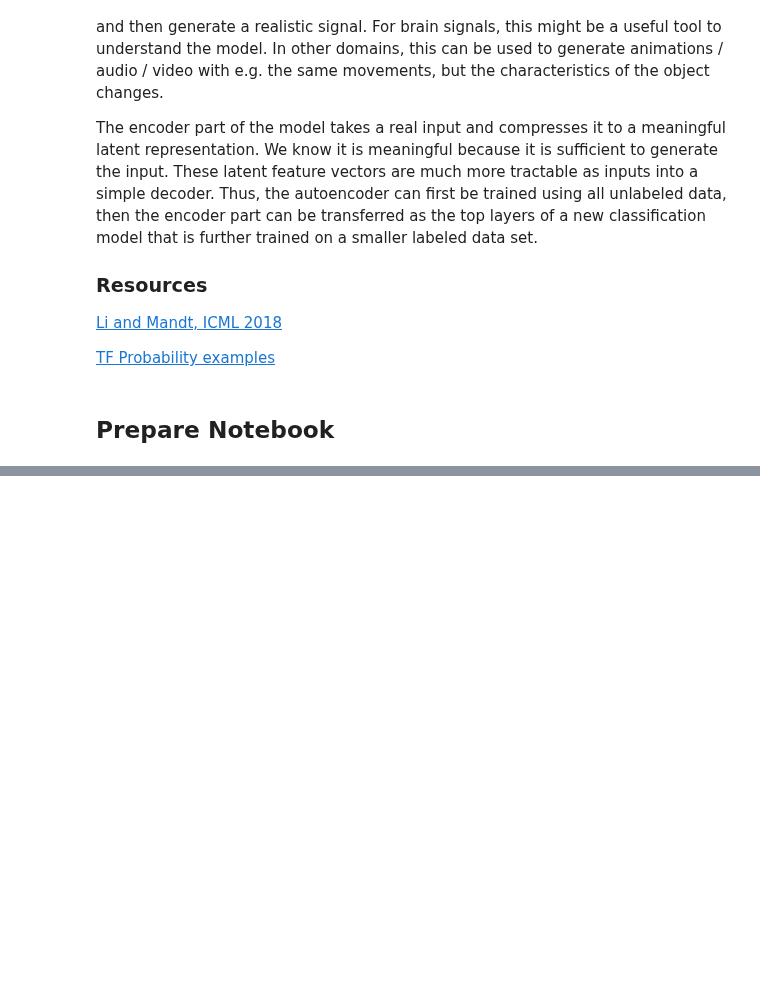
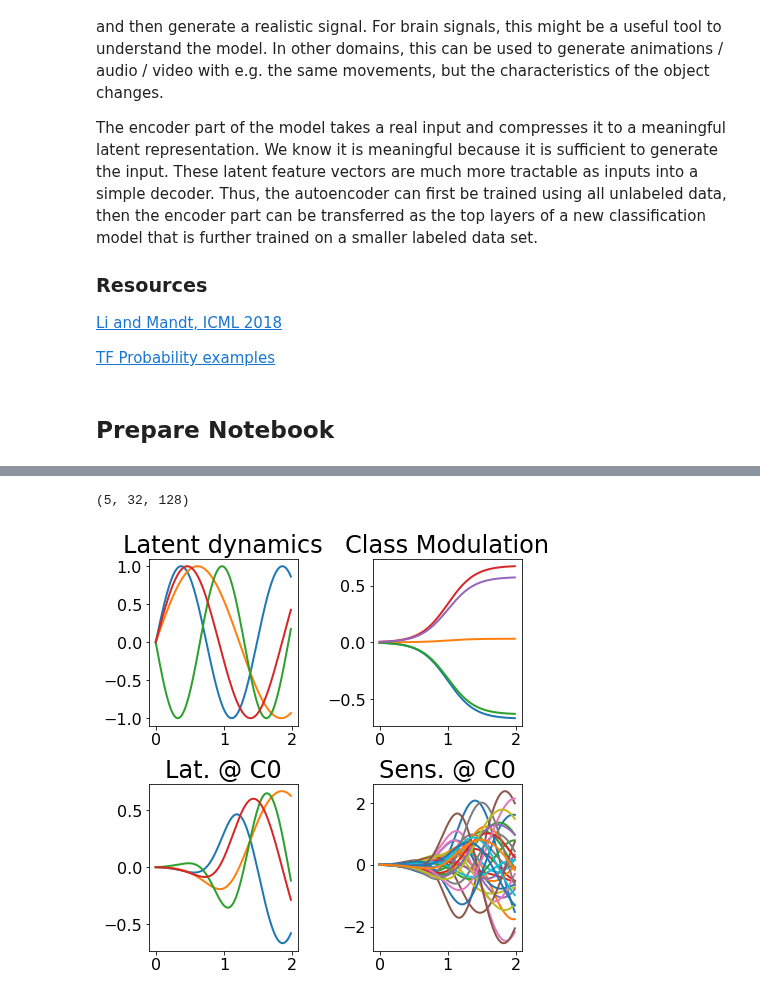
Before and after one commit to SachsLab/IntracranialNeurophysDL, a Jupyter notebook: notebooks/06_03_DisentangledSequentialAE_TFP.ipynb, the cells around one changed output, grey strips where cells are left out. Drawn from its saved outputs; the diff is of its cells as text; code cells hidden in the pictures; blank space fills up the shorter version.

```diff
--- a/notebooks/06_03_DisentangledSequentialAE_TFP.ipynb
+++ b/notebooks/06_03_DisentangledSequentialAE_TFP.ipynb
@@ -123,8 +111,0 @@ func_mix = np.random.randn(N_CONDITIONS)
-# %%
-# TODO: Put in indl
-def sigmoid(x, A=0, K=1, C=1, Q=1, B=1, v=1, x_offset=0.5):
-    return A + (K - A) / ((C + Q * np.exp(-B*(x - x_offset)))**(1/v))
-
-x = np.arange(100) / 50
-y = sigmoid(x, B=5, x_offset=1.0)
-plt.plot(x, y)
@@ -167,0 +112,50 @@ plt.plot(x, y)
+# %%
+from indl.misc.sigfuncs import sigmoid
+from functools import partial
+
+
+N_LATENTS = 4
+N_SENSORS = 32
+N_CLASSES = 5
+FS = 64
+DURATION = 2  # seconds
+n_timesteps = int(DURATION * FS)
+
+np.random.seed(0)
+x = np.arange(n_timesteps) / FS
+mix_mat = np.random.randn(N_SENSORS, N_LATENTS)
+lat_freqs = np.random.randn(N_LATENTS)
+class_amps = np.random.randn(N_CLASSES)
+
+latent_protos = np.sin(lat_freqs[:, None]*2*np.pi*x[None, :])
+f_sig = partial(sigmoid, B=5, x_offset=1.0)
+latent_mods = class_amps[:, None] * f_sig(x)[None, :]
+latent_class_dat = latent_mods[None, :, :] * latent_protos[:, None, :]
+sensor_class_dat = mix_mat @ latent_class_dat.reshape(N_LATENTS, N_CLASSES * n_timesteps)
+sensor_class_dat = sensor_class_dat.reshape(N_SENSORS, N_CLASSES, n_timesteps)
+sensor_class_dat = np.transpose(sensor_class_dat, [1, 0, 2])
+print(sensor_class_dat.shape)
+# %% [output]
+(5, 32, 128)
+# %%
+plt.subplot(2, 2, 1)
+plt.plot(x, latent_protos.T)
+plt.title("Latent dynamics")
+
+plt.subplot(2, 2, 2)
+plt.plot(x, latent_mods.T)
+plt.title("Class Modulation")
+
+plot_class_ix = 0
+plt.subplot(2, 2, 3)
+plt.plot(x, latent_class_dat[:, plot_class_ix, :].T)
+plt.title(f"Lat. @ C{plot_class_ix}")
+
+plt.subplot(2, 2, 4)
+plt.plot(x, sensor_class_dat[plot_class_ix, :, :].T)
+plt.title(f"Sens. @ C{plot_class_ix}")
+
+plt.tight_layout()
+plt.show()
+# %% [output]
+[figure, added]
```
Also changed, not shown: parts of 21 cells of this notebook.
